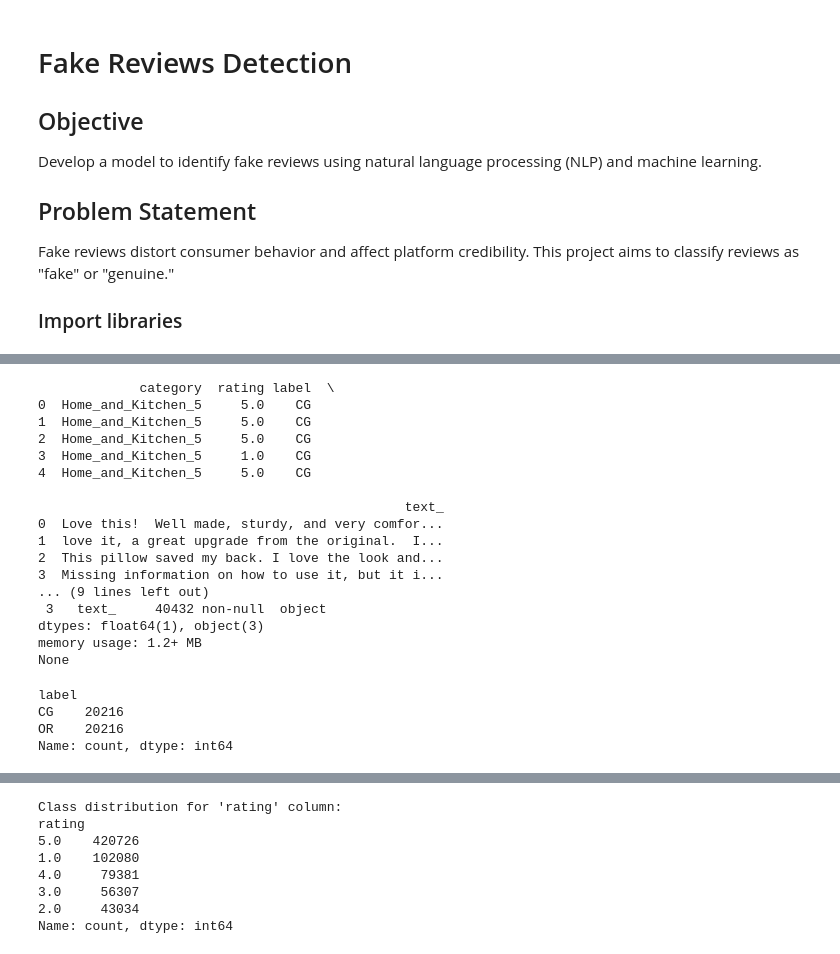
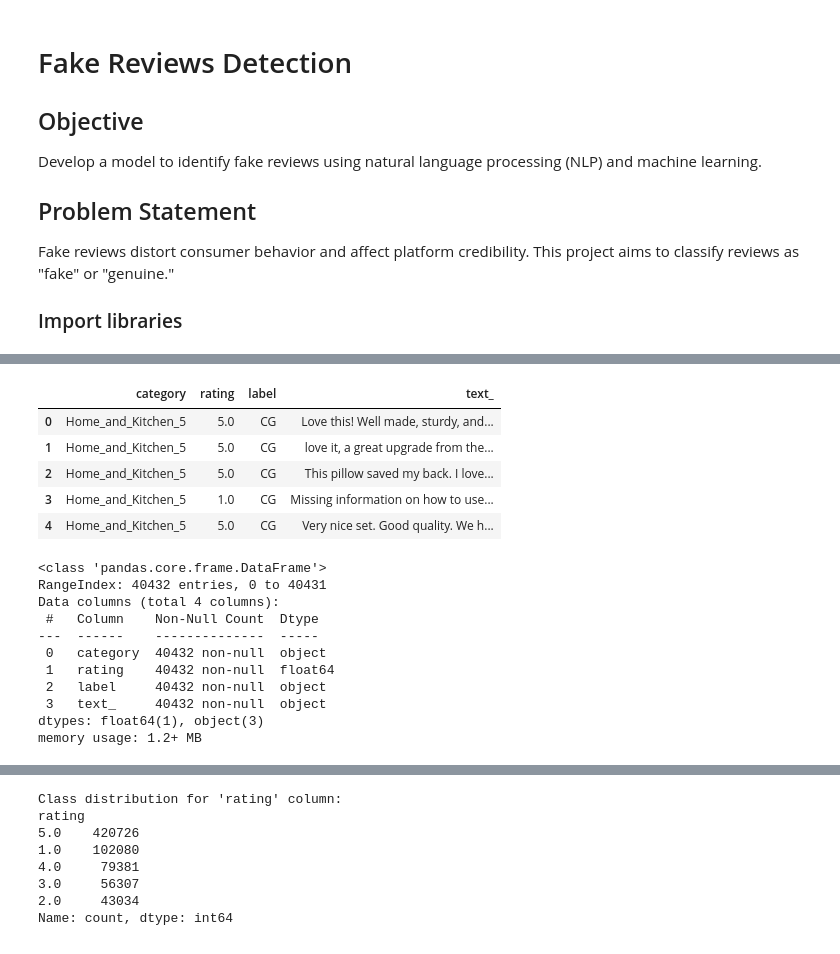
Before and after one commit to olivemideva/Fake-Reviews, a Jupyter notebook: fake_reviews.ipynb, the cells around one changed output, grey strips where cells are left out. Drawn from its saved outputs; the diff is of its cells as text; code cells hidden in the pictures.

```diff
--- a/fake_reviews.ipynb
+++ b/fake_reviews.ipynb
@@ -93,31 +39,28 @@ True
 # %%
 # Load dataset
 data = pd.read_csv("./fake reviews dataset.csv")
-print(data.head())
-print(data.info())
+data.head()
 # %% [output]
-             category  rating label  \
-0  Home_and_Kitchen_5     5.0    CG
-1  Home_and_Kitchen_5     5.0    CG
-2  Home_and_Kitchen_5     5.0    CG
-3  Home_and_Kitchen_5     1.0    CG
-4  Home_and_Kitchen_5     5.0    CG
-
-                                               text_
-0  Love this!  Well made, sturdy, and very comfor...
-1  love it, a great upgrade from the original.  I...
-2  This pillow saved my back. I love the look and...
-3  Missing information on how to use it, but it i...
-... (9 lines left out)
- 3   text_     40432 non-null  object
-dtypes: float64(1), object(3)
-memory usage: 1.2+ MB
-None
+|  | category | rating | label | text_ |
+| 0 | Home_and_Kitchen_5 | 5.0 | CG | Love this! Well made, sturdy, and... |
+| 1 | Home_and_Kitchen_5 | 5.0 | CG | love it, a great upgrade from the... |
+| 2 | Home_and_Kitchen_5 | 5.0 | CG | This pillow saved my back. I love... |
+| 3 | Home_and_Kitchen_5 | 1.0 | CG | Missing information on how to use... |
+| 4 | Home_and_Kitchen_5 | 5.0 | CG | Very nice set. Good quality. We h... |
+# %%
+data.info()
+# %% [output]
+<class 'pandas.core.frame.DataFrame'>
+RangeIndex: 40432 entries, 0 to 40431
+Data columns (total 4 columns):
+ #   Column    Non-Null Count  Dtype
+---  ------    --------------  -----
+ 0   category  40432 non-null  object
+ 1   rating    40432 non-null  float64
+ 2   label     40432 non-null  object
+ 3   text_     40432 non-null  object
+dtypes: float64(1), object(3)
+memory usage: 1.2+ MB
 # %%
 # Check class distribution
-print(data['label'].value_counts())
+label_counts = data['label'].value_counts()
-# %% [output]
-label
-CG    20216
-OR    20216
-Name: count, dtype: int64
```
Also changed, not shown: parts of 9 cells of this notebook.
